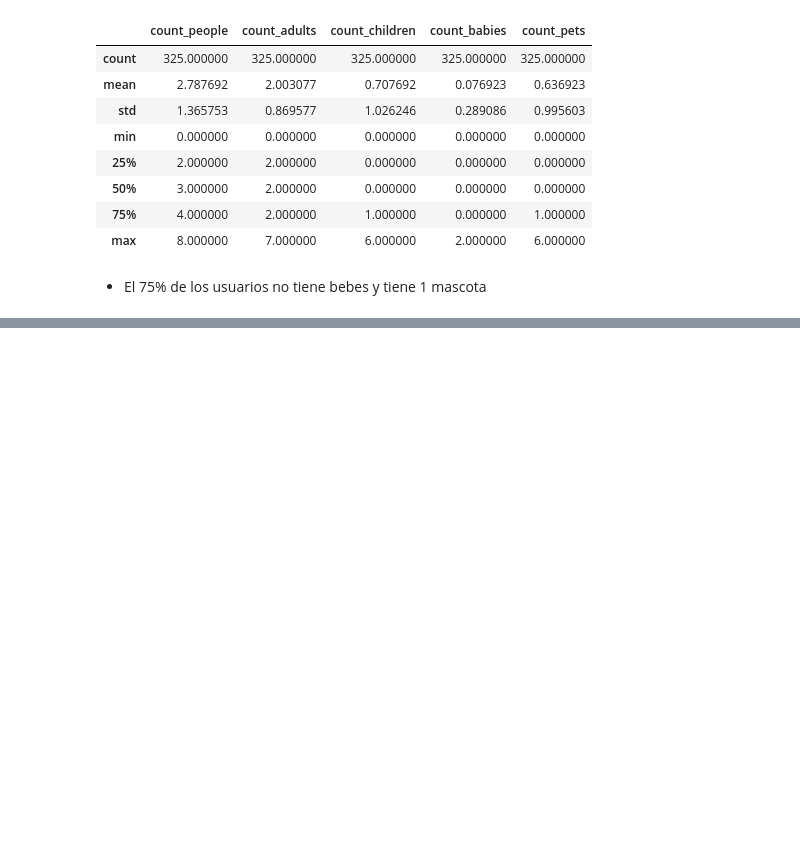
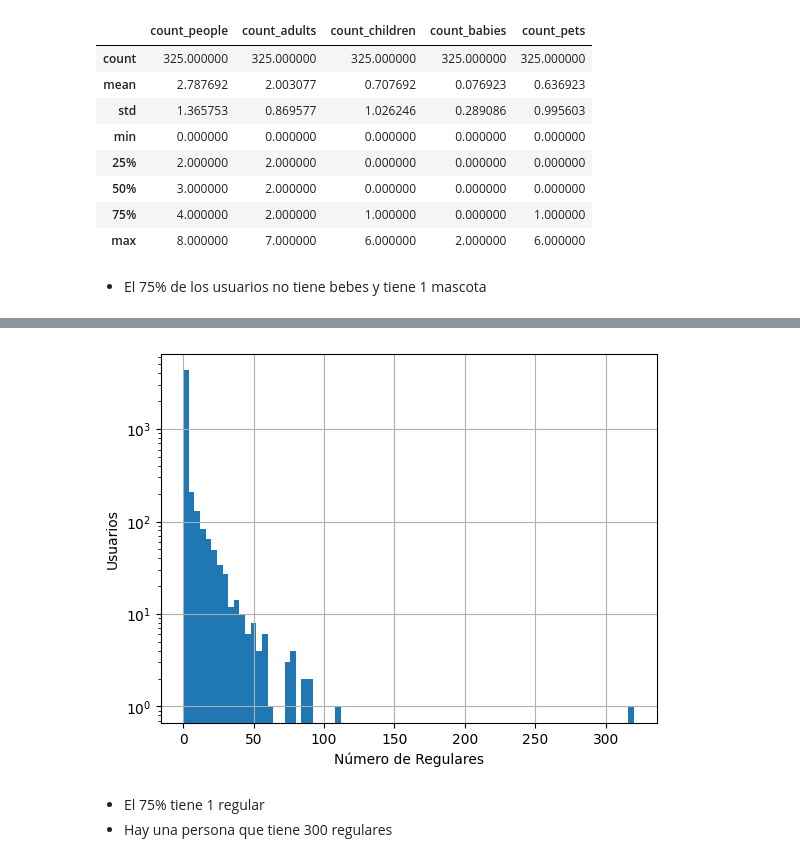
Before and after one commit to pamalo9/zrive-ds, a Jupyter notebook: src/module_2/EDA.ipynb, the cells around one changed output, grey strips where cells are left out. Cells and saved outputs as stored; diff of their text form; code cells hidden in the pictures; blank space fills up the shorter version.

```diff
--- a/src/module_2/EDA.ipynb
+++ b/src/module_2/EDA.ipynb
@@ -140,3 +139,10 @@ users.describe()
 | max | 8.000000 | 7.000000 | 6.000000 | 2.000000 | 6.000000 |
 # %% [markdown]
 - El 75% de los usuarios no tiene bebes y tiene 1 mascota
+# %%
+# Calcular n_orders agrupados por user_id
+n_orders_per_user = orders.groupby('user_id')['id'].count().reset_index().rename(columns={'id': 'n_orders'})
+
+# Fusionar los datos
+users = users.merge(n_orders_per_user, on='user_id', how='left').fillna({'n_orders': 0})
+users.head()
@@ -142,0 +187,6 @@ users.describe()
+# %%
+# Calcular n_regulars agrupados por user_id
+n_regulars = regulars.groupby('user_id')['variant_id'].nunique().reset_index().rename(columns={'variant_id': 'n_regulars'})
+# Fusionar los datos
+users = users.merge(n_regulars, on='user_id', how='left').fillna({'n_regulars': 0})
+users.head()
@@ -142,0 +212,10 @@ users.describe()
+# %%
+users['n_regulars'].hist(bins=80, log= True)
+plt.xlabel('Número de Regulares')
+plt.ylabel('Usuarios')
+plt.show()
+# %% [output]
+[figure, added]
+# %% [markdown]
+- El 75% tiene 1 regular
+- Hay una persona que tiene 300 regulares
```
Also changed, not shown: parts of 9 cells of this notebook.
